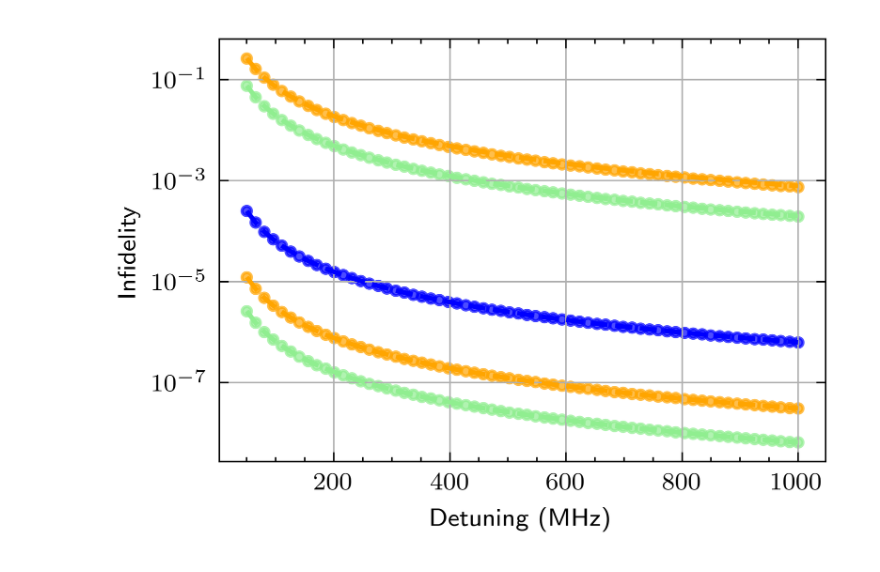
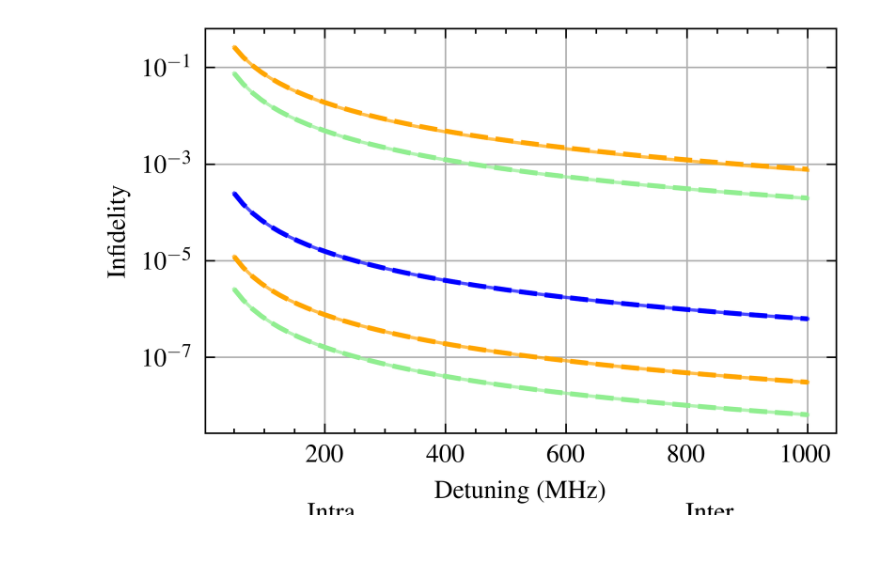
Before and after one commit to PITT-HATLAB/corral_crowding, a Jupyter notebook: src/notebooks/05_infidelity_by_term.ipynb, the cells around one changed output. Drawn from its saved outputs; the diff is of its cells as text; code cells hidden in the pictures; blank space fills up the shorter version.

```diff
--- a/src/notebooks/05_infidelity_by_term.ipynb
+++ b/src/notebooks/05_infidelity_by_term.ipynb
@@ -23,31 +23,55 @@ color_map = {
     "qubit-sub (inter)": ("lightgreen", ":"),
 }
 
-# Plot raw data and damped decay fits
 with plt.style.context(["ieee", "use_mathtext", "science"]):
     fig, ax = plt.subplots(figsize=(3.5, 3))
 
-    # Plot raw data
+    # Prepare separate lists for raw-data legend entries:
+    handles_intra = []
+    labels_intra = []
+    handles_inter = []
+    labels_inter = []
+
+    # Plot raw data (scatter) and build the legend lists
     for label, fidelities in fidelity_results.items():
         color, linestyle = color_map[label]
-        ax.scatter(
+        # Choose marker style based on whether the label is 'inter'
+        if " (inter)" in label:
+            marker = "*"  # Square marker for inter data
+        else:
+            marker = "o"  # Dot marker for intra data
+
+        sc = ax.plot(
             detuning_list,
             fidelities,
-            label=f"{label} (QuTiP)",
+            label=label,  # keep original key for plotting
             color=color,
-            marker=".",
-            # s=20,
+            # marker=marker,
             alpha=0.7,
         )
+        # Modify the label for legend display:
+        # • Remove " (inter)" if present.
+        # • Replace "snail-qubit" with "SNAIL-qubit" for display.
+        if " (inter)" in label:
+            clean_label = label.replace(" (inter)", "")
+            if "snail-qubit" in clean_label:
+                clean_label = clean_label.replace("snail-qubit", "SNAIL-qubit")
+            handles_inter.append(sc)
+            labels_inter.append(clean_label)
+        else:
+            new_label = label
+            if "snail-qubit" in new_label:
+                new_label = new_label.replace("snail-qubit", "SNAIL-qubit")
+            handles_intra.append(sc)
+            labels_intra.append(new_label)
 
-    # Plot damped decay fits
+    # Plot damped decay fits (line plots) without legend labels
     for label, params in infidelity_params.items():
         fit_curve = decay_fit(detuning_list, *params)
         color, linestyle = color_map[label]
         ax.plot(
             detuning_list,
             fit_curve,
-            label=f"{label} (Fit)",
             color=color,
             linestyle="--",
             linewidth=1.5,
@@ -56,13 +80,39 @@ with plt.style.context(["ieee", "use_mathtext", "science"]):
     ax.set_xlabel("Detuning (MHz)")
     ax.set_ylabel("Infidelity")
     ax.set_yscale("log")
-    # ax.grid(True, which="both", linestyle="--", linewidth=0.5, alpha=0.7)
     ax.grid(True)
 
-    # Improved legend
-    # ax.legend(loc="upper right", fontsize=8, frameon=True)
-    fig.subplots_adjust(bottom=0.25)
+    # Create the legend for Intra raw data
+    legend_intra = ax.legend(
+        handles_intra,
+        labels_intra,
+        title="Intra",
+        loc="upper center",
+        bbox_to_anchor=(0.2, -0.1),  # adjust horizontal position as needed
+        ncol=1,
+        fontsize=10,
+    )
+    # Create the legend for Inter raw data
+    legend_inter = ax.legend(
+        handles_inter,
+        labels_inter,
+        title="Inter",
+        loc="upper center",
+        bbox_to_anchor=(0.8, -0.1),  # adjust horizontal position as needed
+        ncol=1,
+        fontsize=10,
+    )
+    # Add both legends so that they appear together
+    ax.add_artist(legend_intra)
+    ax.add_artist(legend_inter)
 
-plt.show()
-fig.savefig("fidelity_vs_terms_damped_fit.pdf", bbox_inches="tight")
+    # Increase bottom margin so the legends are fully visible
+    fig.subplots_adjust(bottom=0.3)
+
+    plt.show()
+    fig.savefig(
+        "fidelity_vs_terms_damped_fit.pdf",
+        bbox_inches="tight",
+        bbox_extra_artists=[legend_intra, legend_inter],
+    )
 # %% [output]
@@ -69 +125 @@ fig.savefig("fidelity_vs_terms_damped_fit.pdf", bbox_inches="tight")
-[figure, old version]
+[figure, new version]
```
Also changed, not shown: parts of 1 cell of this notebook, 13 other files.
